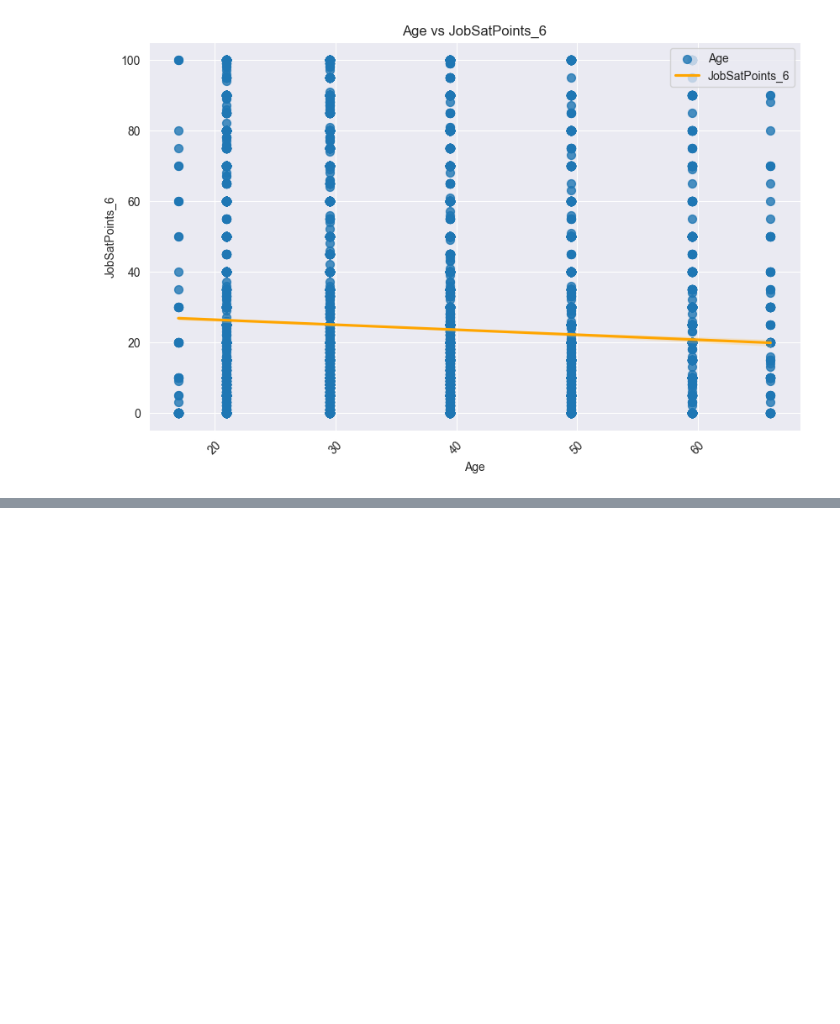
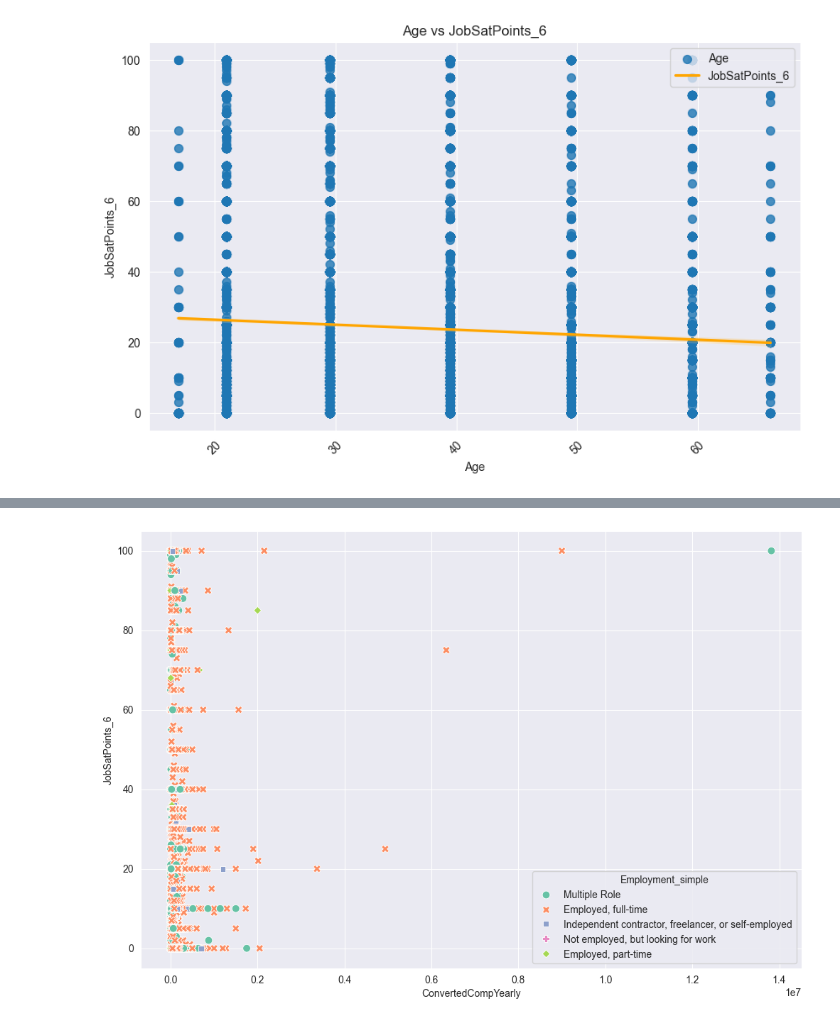
Before and after one commit to Hasan082/Data-Analysis, a Jupyter notebook: Capstone_project/Scatter_Plot_rdms.ipynb, the cells around one changed output, grey strips where cells are left out. Saved outputs shown, nothing was run; the diff lists cells and outputs as text; code cells hidden in the pictures; blank space fills up the shorter version.

```diff
--- a/Capstone_project/Scatter_Plot_rdms.ipynb
+++ b/Capstone_project/Scatter_Plot_rdms.ipynb
@@ -179,0 +165,9 @@ plt.show()
+# %%
+def simplified_employment(employment):
+    if ';' in employment:
+        return 'Multiple Role'
+    else:
+        return employment
+
+
+df['Employment_simple'] = df['Employment'].apply(simplified_employment)
@@ -179,0 +189,2 @@ plt.show()
+# %%
+top_single_role = df['Employment_simple'].value_counts().head(6).index.tolist()
@@ -179,0 +198,8 @@ plt.show()
+# %%
+# Reduce the noise by putting rare value in other
+df['Employment_simple'] = np.where(
+    df['Employment_simple'].isin(top_single_role),
+    df['Employment_simple'],
+    'Other'
+)
+print(df['Employment_simple'].value_counts())
@@ -179,0 +216,3 @@ plt.show()
+# %%
+df.dropna(subset=['ConvertedCompYearly', 'JobSatPoints_6', 'Employment_simple'], inplace=True)
+df[['ConvertedCompYearly', 'JobSatPoints_6', 'Employment_simple']].reset_index()
@@ -179,0 +233,13 @@ plt.show()
+# %%
+plt.figure(figsize=(12, 8))
+sns.scatterplot(
+    x='ConvertedCompYearly',
+    y='JobSatPoints_6',
+    hue='Employment_simple', data=df.dropna(subset=['ConvertedCompYearly', 'JobSatPoints_6', 'Employment_simple']),
+    palette='Set2',
+    style='Employment_simple',
+    s=60
+)
+plt.show()
+# %% [output]
+[figure, added]
```
Also changed, not shown: parts of 15 cells of this notebook.
